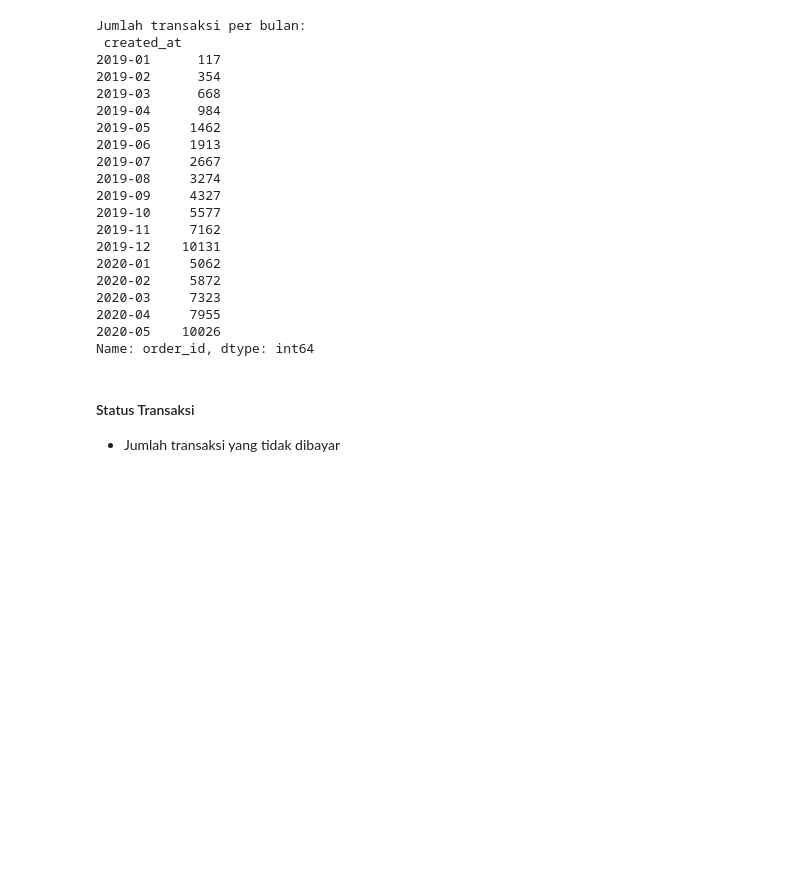
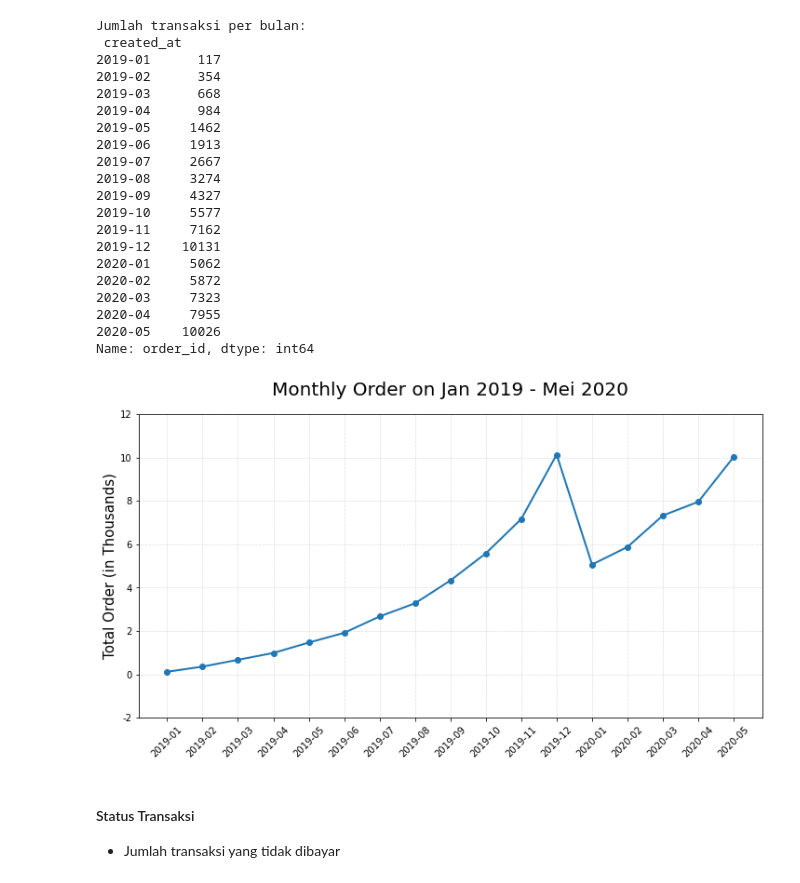
Before and after one commit to rfajri27/Ekploring_E_Commerce_Data, a Jupyter notebook: exploring_e_commerce_data.ipynb, the cells around one changed output. Drawn from its saved outputs; the diff is of its cells as text; code cells hidden in the pictures; blank space fills up the shorter version.

```diff
--- a/exploring_e_commerce_data.ipynb
+++ b/exploring_e_commerce_data.ipynb
@@ -249,6 +295,23 @@ Jumlah transaksi per bulan:
 2020-04     7955
 2020-05    10026
 Name: order_id, dtype: int64
+# %%
+transaksi_bulanan = transaksi_bulanan.reset_index()
+# %%
+plt.figure(figsize=(12, 6))
+plt.plot(transaksi_bulanan['created_at'],
+        transaksi_bulanan['order_id'],
+        marker='o', linewidth=2)
+plt.title('Monthly Order on Jan 2019 - Mei 2020', loc='center', pad=20, fontsize=20)
+plt.ylabel('Total Order (in Thousands)', fontsize=15)
+plt.grid(color='darkgray', linestyle=':', linewidth=0.5)
+labels, locations = plt.yticks()
+plt.yticks(labels, (labels/1000).astype(int))
+plt.xticks(rotation=45)
+plt.savefig('images/monthly_order.png')
+plt.show()
+# %% [output]
+[figure, added]
 # %% [markdown]
 #### Status Transaksi
 * Jumlah transaksi yang tidak dibayar
```
Also changed, not shown: parts of 12 cells of this notebook, 1 other file.
